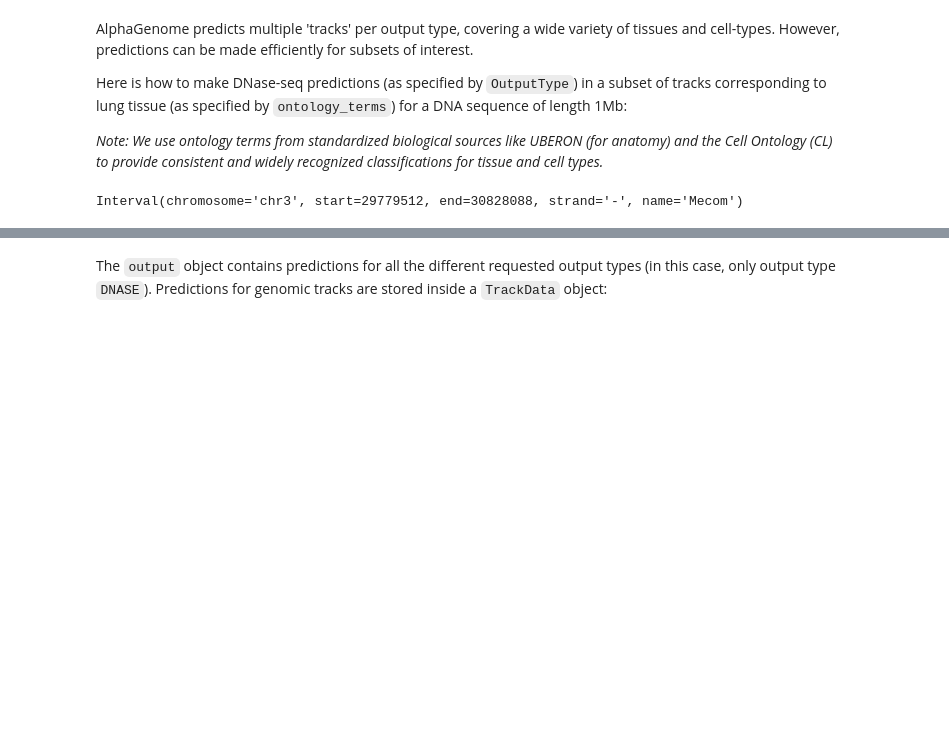
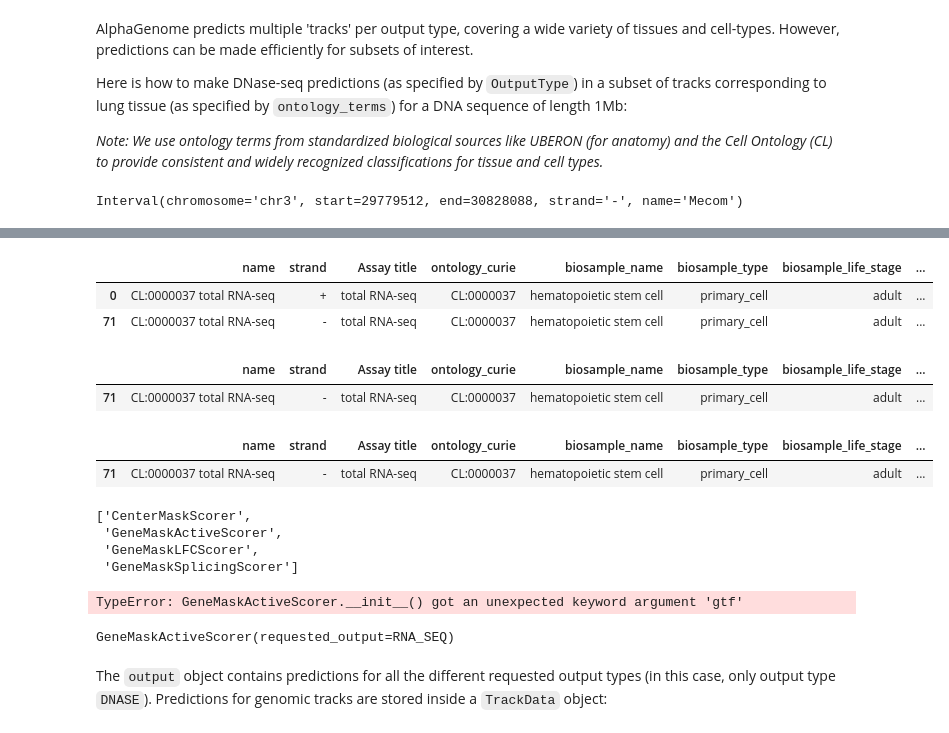
Before and after one commit to HappyThomas1/AlphaGenome, a Jupyter notebook: colabs/quick_start_ver260209.ipynb, the cells around one changed output, grey strips where cells are left out. Saved outputs shown, nothing was run; the diff lists cells and outputs as text; code cells hidden in the pictures; blank space fills up the shorter version.

```diff
--- a/colabs/quick_start_ver260209.ipynb
+++ b/colabs/quick_start_ver260209.ipynb
@@ -182,3 +199,55 @@ KeyError: 'Assay title'
+# %%
+md_hsc_rna = md_rna.query('ontology_curie=="CL:0000037" and endedness=="paired"')
+md_hsc_rna
+# %% [output]
+|  | name | strand | Assay title | ontology_curie | biosample_name | biosample_type | biosample_life_stage | ... |
+| 0 | CL:0000037 total RNA-seq | + | total RNA-seq | CL:0000037 | hematopoietic stem cell | primary_cell | adult | ... |
+| 71 | CL:0000037 total RNA-seq | - | total RNA-seq | CL:0000037 | hematopoietic stem cell | primary_cell | adult | ... |
+# %%
+md_hsc_rna.query('strand == "-"')
+# %% [output]
+|  | name | strand | Assay title | ontology_curie | biosample_name | biosample_type | biosample_life_stage | ... |
+| 71 | CL:0000037 total RNA-seq | - | total RNA-seq | CL:0000037 | hematopoietic stem cell | primary_cell | adult | ... |
+# %%
+mecom_row = gtf_mm.query('gene_name=="Mecom"').iloc[0]
+mecom_strand = mecom_row["Strand"]
+mecom_strand
+md_rna = out_rna.rna_seq.metadata
+
+mask_strand = md_hsc_rna["strand"] == mecom_strand
+md_rna_sel = md_hsc_rna[mask_strand]
+
+md_rna_sel
+# %% [output]
+|  | name | strand | Assay title | ontology_curie | biosample_name | biosample_type | biosample_life_stage | ... |
+| 71 | CL:0000037 total RNA-seq | - | total RNA-seq | CL:0000037 | hematopoietic stem cell | primary_cell | adult | ... |
+# %%
+from alphagenome.models import variant_scorers
+import inspect
+[x for x in dir(variant_scorers) if "RNA" in x or "Mask" in x or "Gene" in x]
+# %% [output]
+['CenterMaskScorer',
+ 'GeneMaskActiveScorer',
+ 'GeneMaskLFCScorer',
+ 'GeneMaskSplicingScorer']
+# %%
+from alphagenome.models import variant_scorers
+from alphagenome.models import dna_client
+
+gene_scorer = variant_scorers.GeneMaskActiveScorer(
+    requested_output=dna_client.OutputType.RNA_SEQ,
+    gtf=gtf_mm,
+    gene_symbol="Mecom",
+    # strand で絞れる引数がある版もあります。無ければ次のセクションで対応します。
+     strand=mecom_strand,
+    aggregation_type=variant_scorers.AggregationType.DIFF_MEAN,
+)
+# %% [output]
+TypeError: GeneMaskActiveScorer.__init__() got an unexpected keyword argument 'gtf'
+# %%
+gene_scorer
+# %% [output]
+GeneMaskActiveScorer(requested_output=RNA_SEQ)
 # %%
 output = dna_model.predict_sequence(
     sequence='GATTACA'.center(
```
Also changed, not shown: parts of 6 cells of this notebook.
